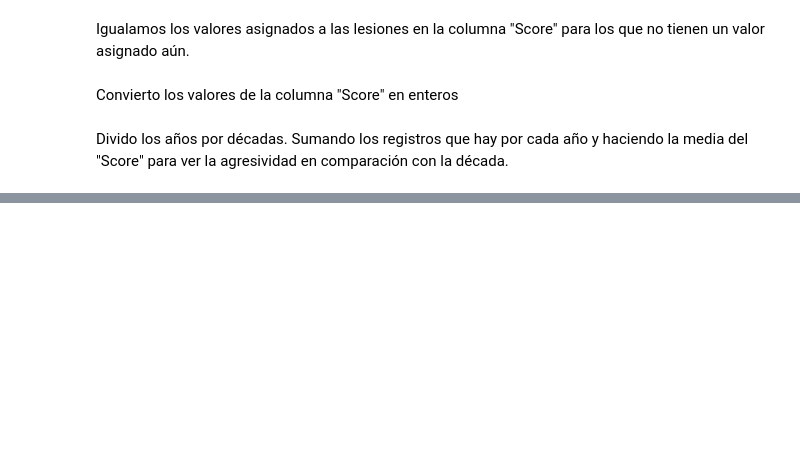
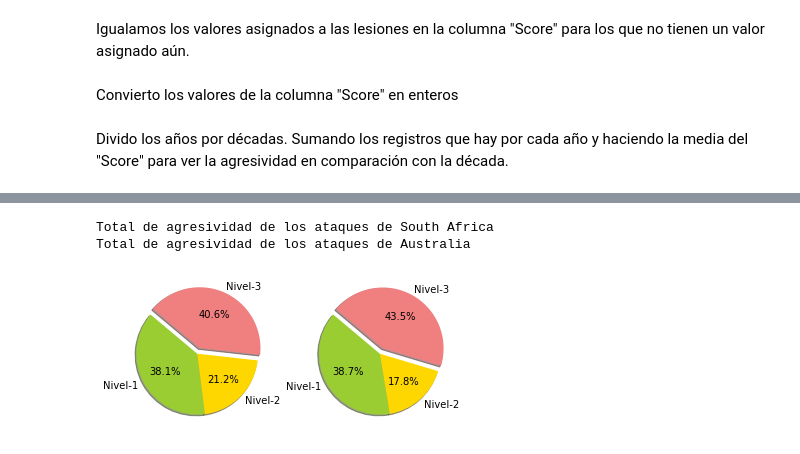
Before and after one commit to agalvezcorell/Project.1-Shark_aggressiveness, a Jupyter notebook: pandas-project.ipynb, the cells around one changed output, grey strips where cells are left out. Drawn from its saved outputs; the diff is of its cells as text; code cells hidden in the pictures; blank space fills up the shorter version.

```diff
--- a/pandas-project.ipynb
+++ b/pandas-project.ipynb
@@ -140,3 +178,3 @@ Todo lo que queda, se le asigna un valor medio (2) normalmente mordeduras, miemb
 # %%
-aus["Injury"] = aus["Injury"].apply(fc.assingscore)
-sud["Injury"] = sud["Injury"].apply(fc.assingscore)
+aus["Injurycop"] = aus["Injurycop"].apply(fc.assingscore)
+sud["Injurycop"] = sud["Injurycop"].apply(fc.assingscore)
@@ -182,0 +246,23 @@ b.plot.bar()
+# %%
+subplot(121)
+scoreaustr = aus["Score"].value_counts()
+dats = list(set(scoreaustr))
+scores = "Nivel-1", "Nivel-2", "Nivel-3"
+colors = 'yellowgreen','gold', 'lightcoral'
+explode = (0, 0,0.1)
+grafaus = plt.pie(dats, labels=scores,colors=colors,explode=explode,
+autopct='%1.1f%%', shadow=True, startangle=140)
+subplot(122)
+scoresud = sud["Score"].value_counts()
+dats = list(set(scoresud))
+scores = "Nivel-1", "Nivel-2", "Nivel-3"
+colors = 'yellowgreen','gold', 'lightcoral'
+explode = (0, 0,0.1)
+grafaus = plt.pie(dats, labels=scores,colors=colors,explode=explode,
+autopct='%1.1f%%', shadow=True, startangle=140)
+print("Total de agresividad de los ataques de South Africa")
+print("Total de agresividad de los ataques de Australia")
+# %% [output]
+Total de agresividad de los ataques de South Africa
+Total de agresividad de los ataques de Australia
+[figure, added]
```
Also changed, not shown: parts of 26 cells of this notebook.
